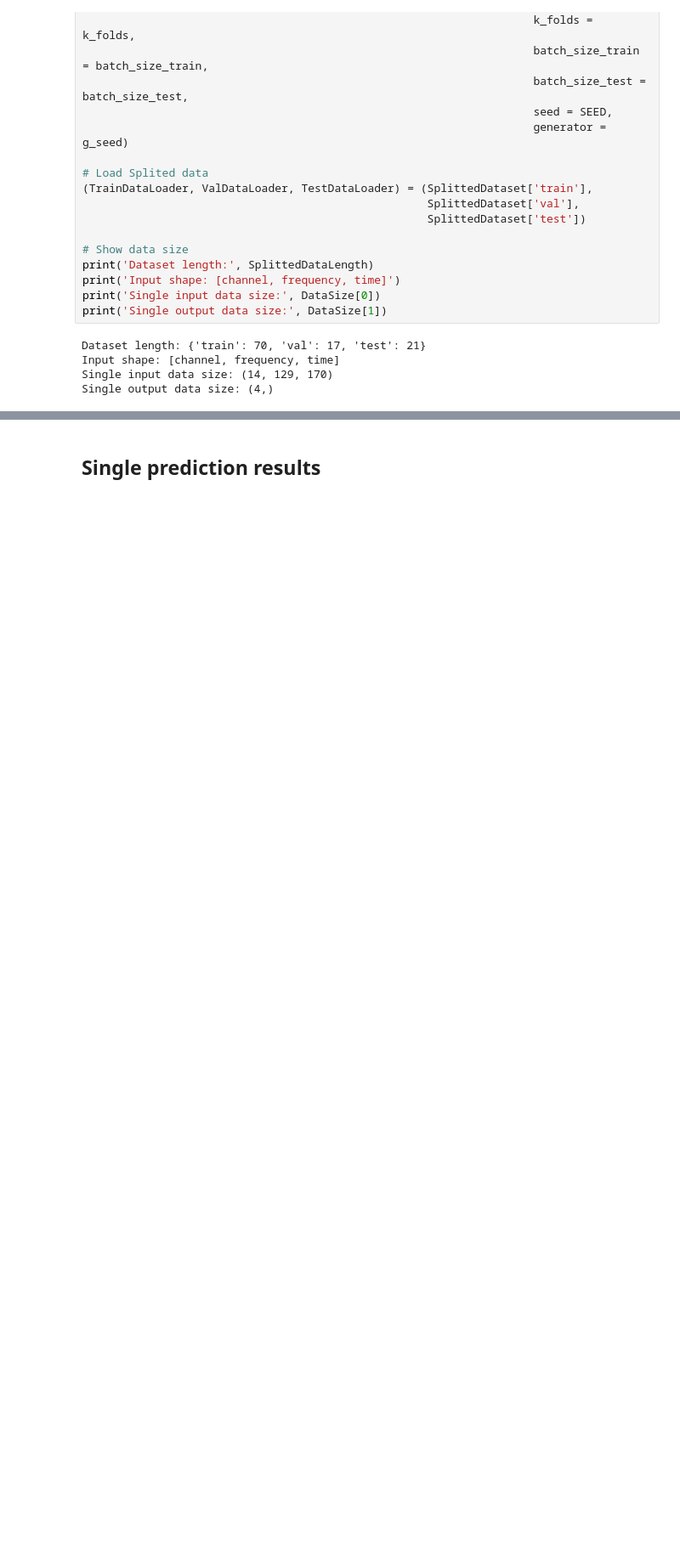
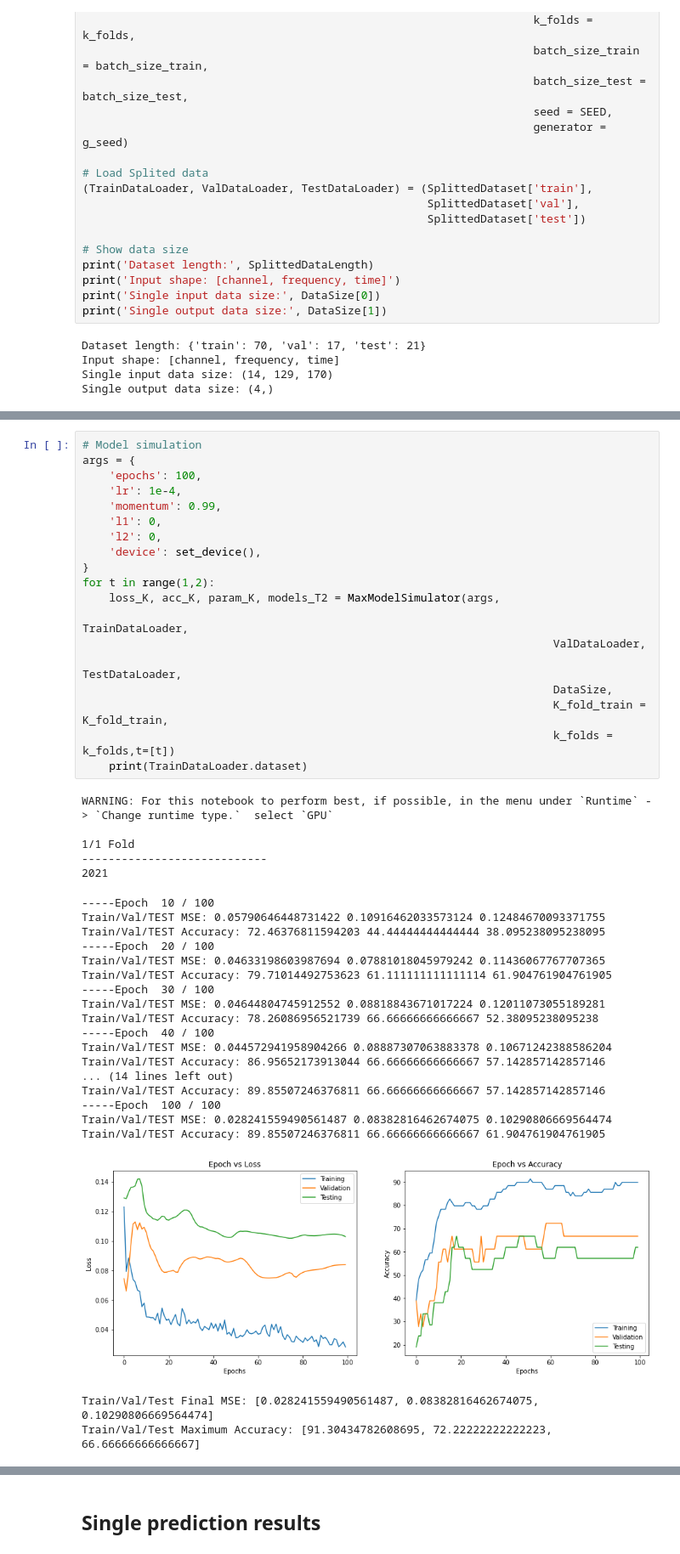
Before and after one commit to kslangewal/CerealTimeKillers, a Jupyter notebook: CerealTimeKillersNet.ipynb, the cells around one changed output, grey strips where cells are left out. Shown at 85% size. Drawn from its saved outputs; the diff is of its cells as text; blank space fills up the shorter version.

```diff
--- a/CerealTimeKillersNet.ipynb
+++ b/CerealTimeKillersNet.ipynb
@@ -680,0 +818,45 @@ print('Train/Val/Test Average Accuracy:', list(np.mean(np.array(acc_K), axis = 0
+# %%
+# Model simulation
+args = {
+    'epochs': 100,
+    'lr': 1e-4,
+    'momentum': 0.99,
+    'l1': 0,
+    'l2': 0,
+    'device': set_device(),
+}
+for t in range(1,2):
+    loss_K, acc_K, param_K, models_T2 = MaxModelSimulator(args,
+                                                                       TrainDataLoader,
+                                                                       ValDataLoader,
+                                                                       TestDataLoader,
+                                                                       DataSize,
+                                                                       K_fold_train = K_fold_train,
+                                                                       k_folds = k_folds,t=[t])
+    print(TrainDataLoader.dataset)
+# %% [output]
+WARNING: For this notebook to perform best, if possible, in the menu under `Runtime` -> `Change runtime type.`  select `GPU`
+
+1/1 Fold
+----------------------------
+2021
+-----Epoch  10 / 100
+Train/Val/TEST MSE: 0.05790646448731422 0.10916462033573124 0.12484670093371755
+Train/Val/TEST Accuracy: 72.46376811594203 44.44444444444444 38.095238095238095
+-----Epoch  20 / 100
+Train/Val/TEST MSE: 0.04633198603987694 0.07881018045979242 0.11436067767707365
+Train/Val/TEST Accuracy: 79.71014492753623 61.111111111111114 61.904761904761905
+-----Epoch  30 / 100
+Train/Val/TEST MSE: 0.04644804745912552 0.08818843671017224 0.12011073055189281
+Train/Val/TEST Accuracy: 78.26086956521739 66.66666666666667 52.38095238095238
+-----Epoch  40 / 100
+Train/Val/TEST MSE: 0.044572941958904266 0.08887307063883378 0.10671242388586204
+Train/Val/TEST Accuracy: 86.95652173913044 66.66666666666667 57.142857142857146
+... (14 lines left out)
+Train/Val/TEST Accuracy: 89.85507246376811 66.66666666666667 57.142857142857146
+-----Epoch  100 / 100
+Train/Val/TEST MSE: 0.028241559490561487 0.08382816462674075 0.10290806669564474
+Train/Val/TEST Accuracy: 89.85507246376811 66.66666666666667 61.904761904761905
+[figure, added]
+Train/Val/Test Final MSE: [0.028241559490561487, 0.08382816462674075, 0.10290806669564474]
+Train/Val/Test Maximum Accuracy: [91.30434782608695, 72.22222222222223, 66.66666666666667]
```
Also changed, not shown: parts of 13 cells of this notebook.
